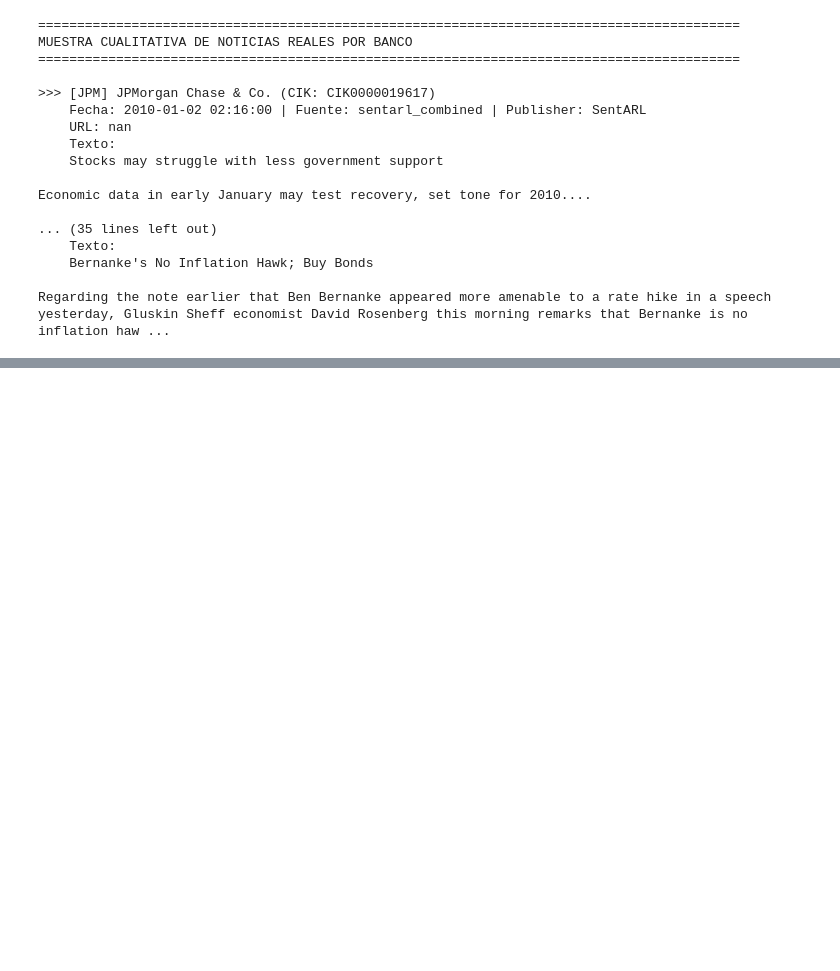
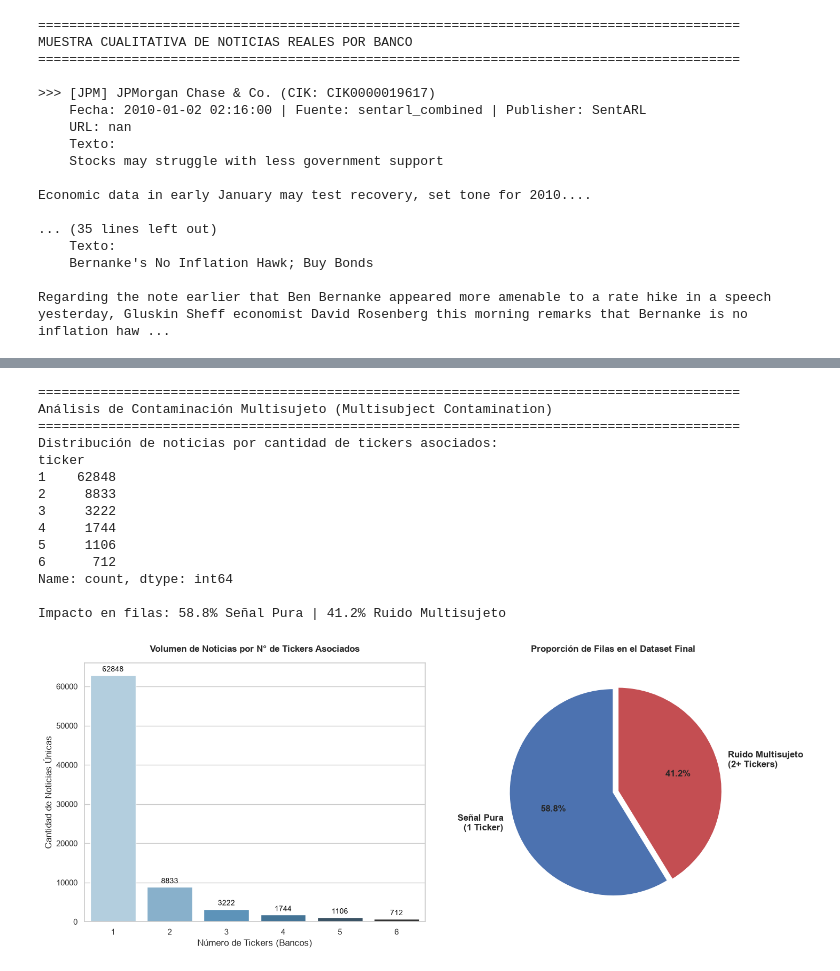
Before and after one commit to ArturoCarrilloJimenez/TFM-Master, a Jupyter notebook: src/notebooks/multisource_financial_news_EDA_2010_2023.ipynb, the cells around one changed output, grey strips where cells are left out. Drawn from its saved outputs; the diff is of its cells as text; code cells hidden in the pictures; blank space fills up the shorter version.

```diff
--- a/src/notebooks/multisource_financial_news_EDA_2010_2023.ipynb
+++ b/src/notebooks/multisource_financial_news_EDA_2010_2023.ipynb
@@ -315,0 +326,71 @@ Regarding the note earlier that Ben Bernanke appeared more amenable to a rate hi
+# %%
+print("=" * 90)
+print("Análisis de Contaminación Multisujeto (Multisubject Contamination)")
+print("=" * 90)
+
+# 1. Contar cuántos tickers únicos están asociados a la misma noticia
+ticker_counts_per_news = df.groupby(['title', 'datetime'])['ticker'].nunique()
+distribucion_contaminacion = ticker_counts_per_news.value_counts().sort_index()
+
+# 2. Calcular el impacto estructural (porcentaje real de filas en el dataframe)
+df['is_multisubject'] = df.duplicated(subset=['title', 'datetime'], keep=False)
+impacto_filas = df['is_multisubject'].value_counts(normalize=True) * 100
+
+# Mostrar los datos por consola
+print("Distribución de noticias por cantidad de tickers asociados:")
+print(distribucion_contaminacion)
+print(f"\nImpacto en filas: {impacto_filas[False]:.1f}% Señal Pura | {impacto_filas[True]:.1f}% Ruido Multisujeto\n")
+
+# 3. Crear el lienzo con dos gráficos (1 fila, 2 columnas)
+fig, axes = plt.subplots(1, 2, figsize=(15, 6))
+
+# --- GRÁFICO 1 (Izquierda): Barras ---
+sns.barplot(
+    x=distribucion_contaminacion.index,
+    y=distribucion_contaminacion.values,
+    ax=axes[0],
+    hue=distribucion_contaminacion.index,
+    palette="Blues_d",
+    legend=False
+)
+axes[0].set_title("Volumen de Noticias por N° de Tickers Asociados", fontweight='bold', pad=15)
+axes[0].set_xlabel("Número de Tickers (Bancos)")
+axes[0].set_ylabel("Cantidad de Noticias Únicas")
+
+for container in axes[0].containers:
+    axes[0].bar_label(container, fmt='%d', padding=3, color='black', fontsize=10)
+
+# --- GRÁFICO 2: Tarta ---
+labels = ['Señal Pura\n(1 Ticker)', 'Ruido Multisujeto\n(2+ Tickers)']
+colores = ['#4C72B0', '#C44E52']
+
+axes[1].pie(
+    impacto_filas.sort_index(),
+    labels=labels,
+    autopct='%1.1f%%',
+    startangle=90,
+    colors=colores,
+    explode=[0, 0.05],
+    textprops={'fontsize': 12, 'fontweight': 'bold'}
+)
+axes[1].set_title("Proporción de Filas en el Dataset Final", fontweight='bold', pad=15)
+
+# 4. Ajustar y renderizar
+plt.tight_layout()
+plt.show()
+# %% [output]
+==========================================================================================
+Análisis de Contaminación Multisujeto (Multisubject Contamination)
+==========================================================================================
+Distribución de noticias por cantidad de tickers asociados:
+ticker
+1    62848
+2     8833
+3     3222
+4     1744
+5     1106
+6      712
+Name: count, dtype: int64
+
+Impacto en filas: 58.8% Señal Pura | 41.2% Ruido Multisujeto
+[figure, added]
```
Also changed, not shown: parts of 11 cells of this notebook.
